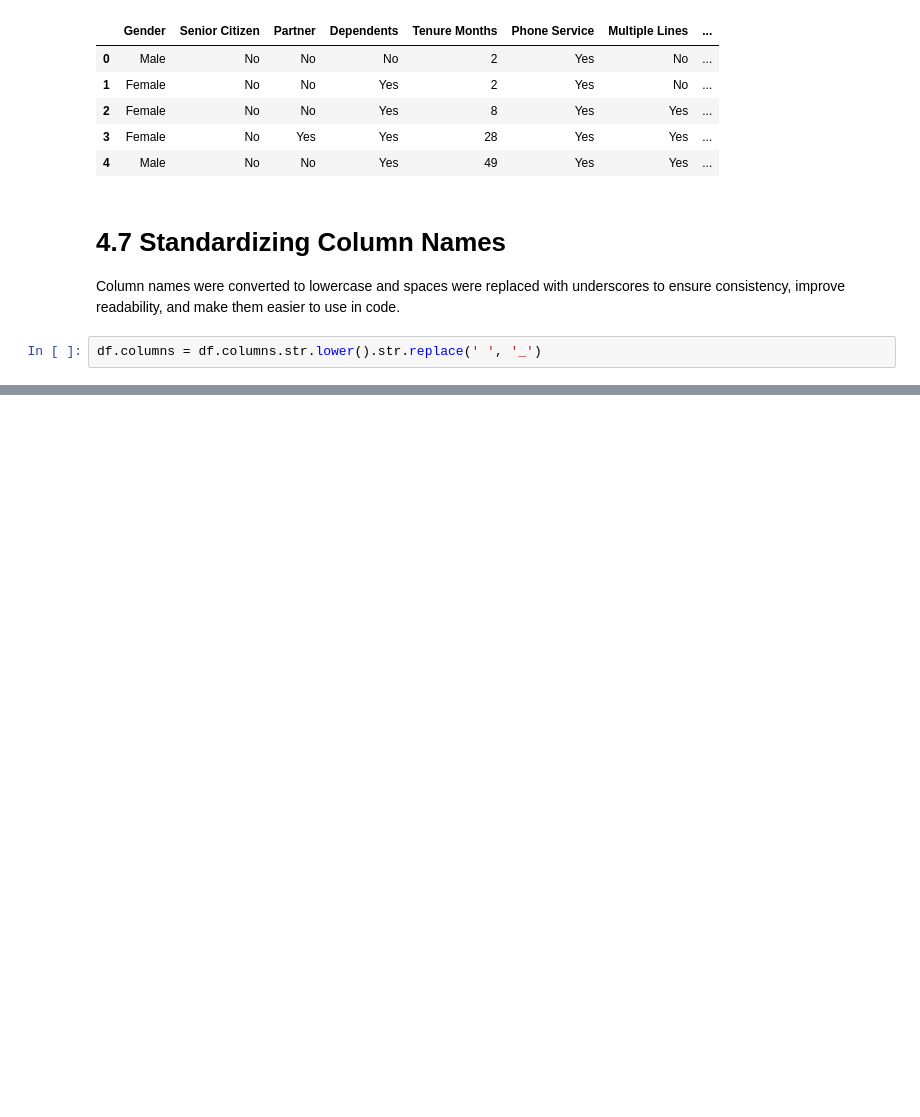
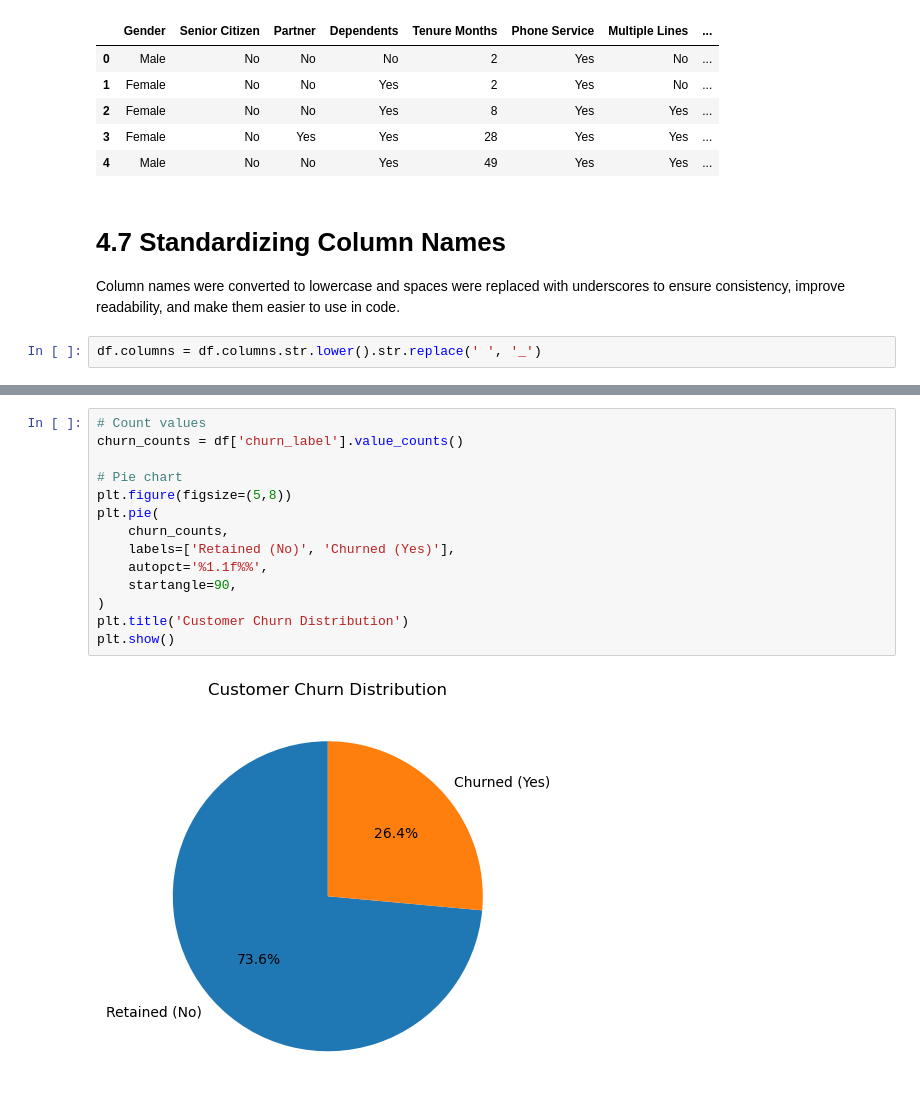
Before and after one commit to Gayathri-Gopalsamy/customer-churn-prediction-ml, a Jupyter notebook: Telco_customer_churn_prediction.ipynb, the cells around one changed output, grey strips where cells are left out. Drawn from its saved outputs; the diff is of its cells as text; blank space fills up the shorter version.

```diff
--- a/Telco_customer_churn_prediction.ipynb
+++ b/Telco_customer_churn_prediction.ipynb
@@ -295,0 +314,16 @@ df.columns = df.columns.str.lower().str.replace(' ', '_')
+# %%
+# Count values
+churn_counts = df['churn_label'].value_counts()
+
+# Pie chart
+plt.figure(figsize=(5,8))
+plt.pie(
+    churn_counts,
+    labels=['Retained (No)', 'Churned (Yes)'],
+    autopct='%1.1f%%',
+    startangle=90,
+)
+plt.title('Customer Churn Distribution')
+plt.show()
+# %% [output]
+[figure, added]
```
Also changed, not shown: parts of 10 cells of this notebook.
